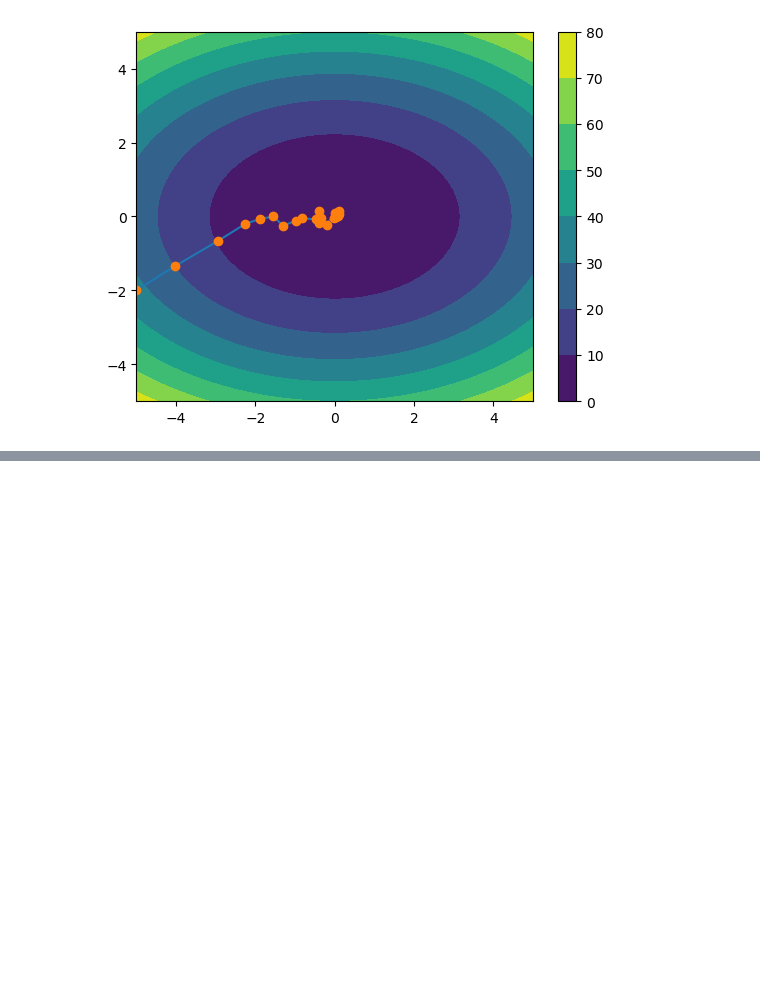
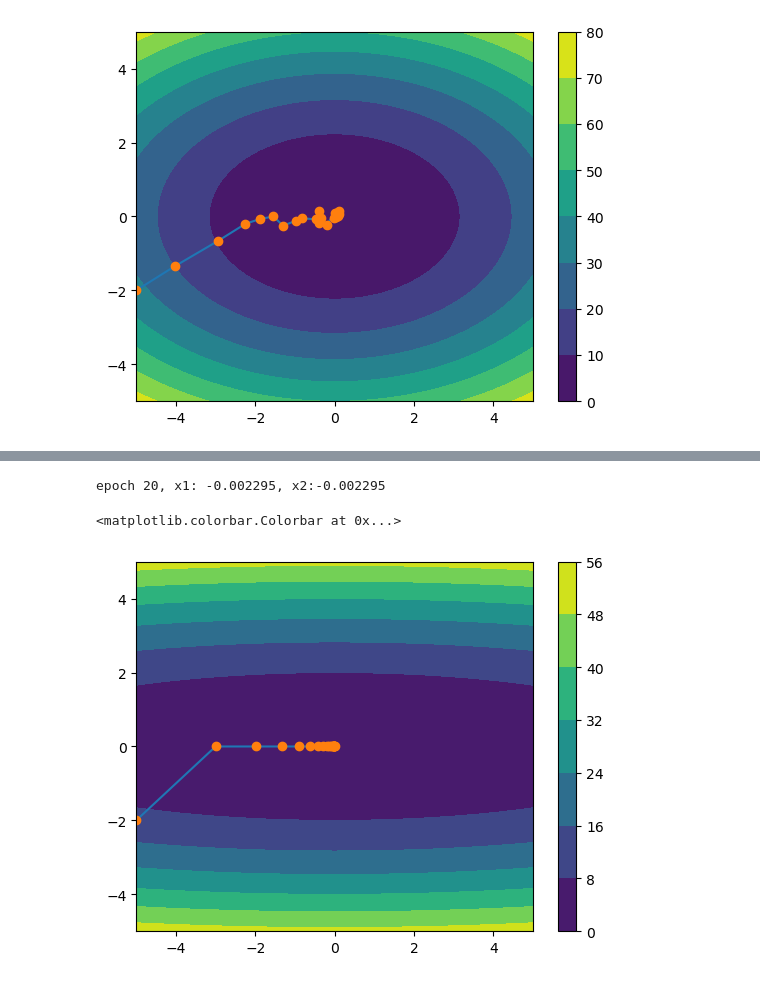
Before and after one commit to FlyingWhalesHQ/flying-whales-blog, a Jupyter notebook: _notebooks/31Optimizers.ipynb, the cells around one changed output, grey strips where cells are left out. Cells and saved outputs as stored; diff of their text form; code cells hidden in the pictures; blank space fills up the shorter version.

```diff
--- a/_notebooks/31Optimizers.ipynb
+++ b/_notebooks/31Optimizers.ipynb
@@ -288,0 +437,22 @@ fig.colorbar(cp)
+# %%
+eta = 2
+results = train(adagrad_2d)
+
+xlist = np.linspace(-5.0, 5.0, 100)
+ylist = np.linspace(-5.0, 5.0, 100)
+X, Y = np.meshgrid(xlist, ylist)
+Z=f_2d(X,Y)
+
+X2 = [result[0] for result in results]
+Y2 = [result[1] for result in results]
+# Z2=[f(X2[i],Y2[i]) for i in range(20)]
+
+fig,ax=plt.subplots(1,1)
+cp = ax.contourf(X, Y, Z)
+plt.plot(X2,Y2)
+plt.plot(X2,Y2, 'o')
+fig.colorbar(cp)
+# %% [output]
+epoch 20, x1: -0.002295, x2:-0.002295
+<matplotlib.colorbar.Colorbar at 0x...>
+[figure, added]
```
Also changed, not shown: parts of 8 cells of this notebook.
